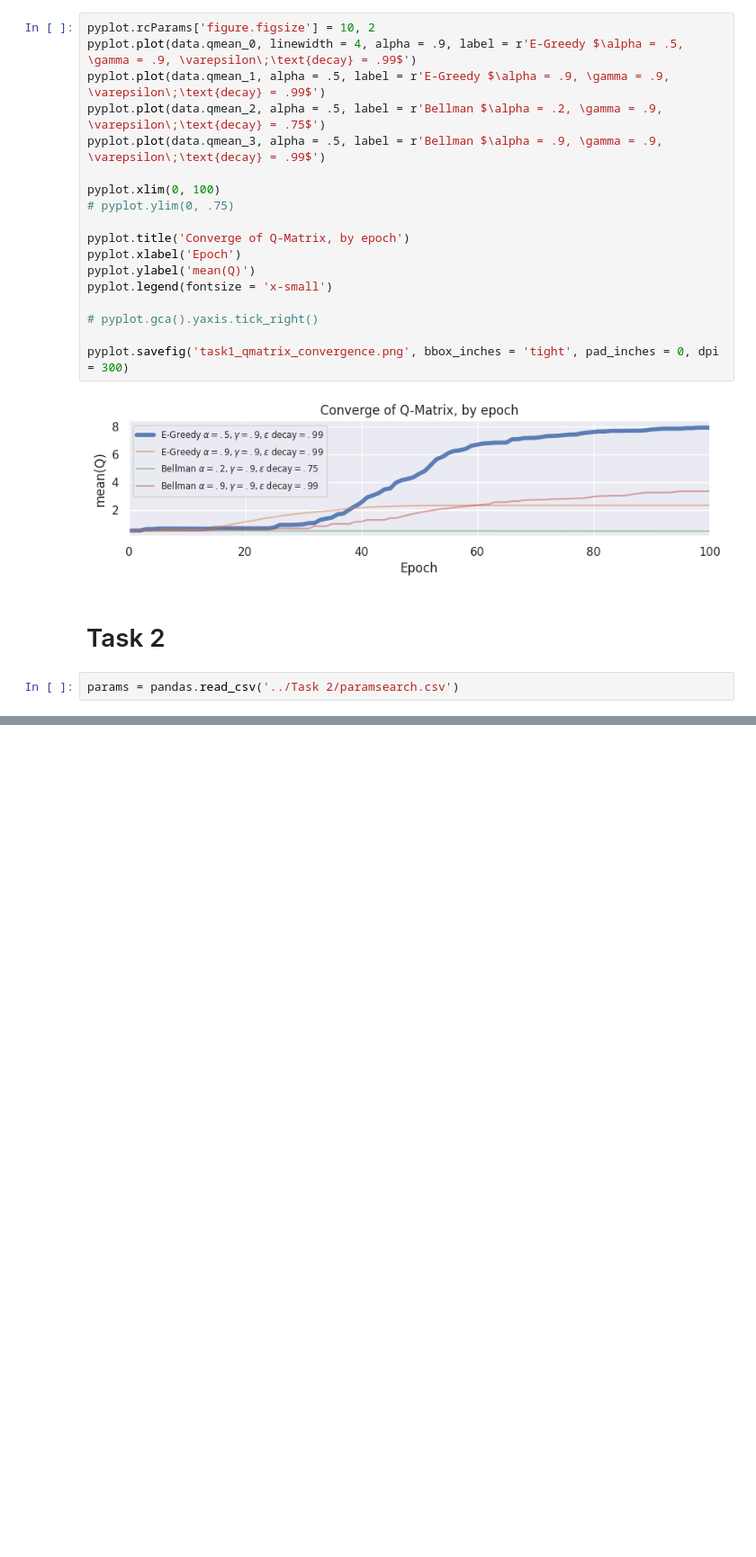
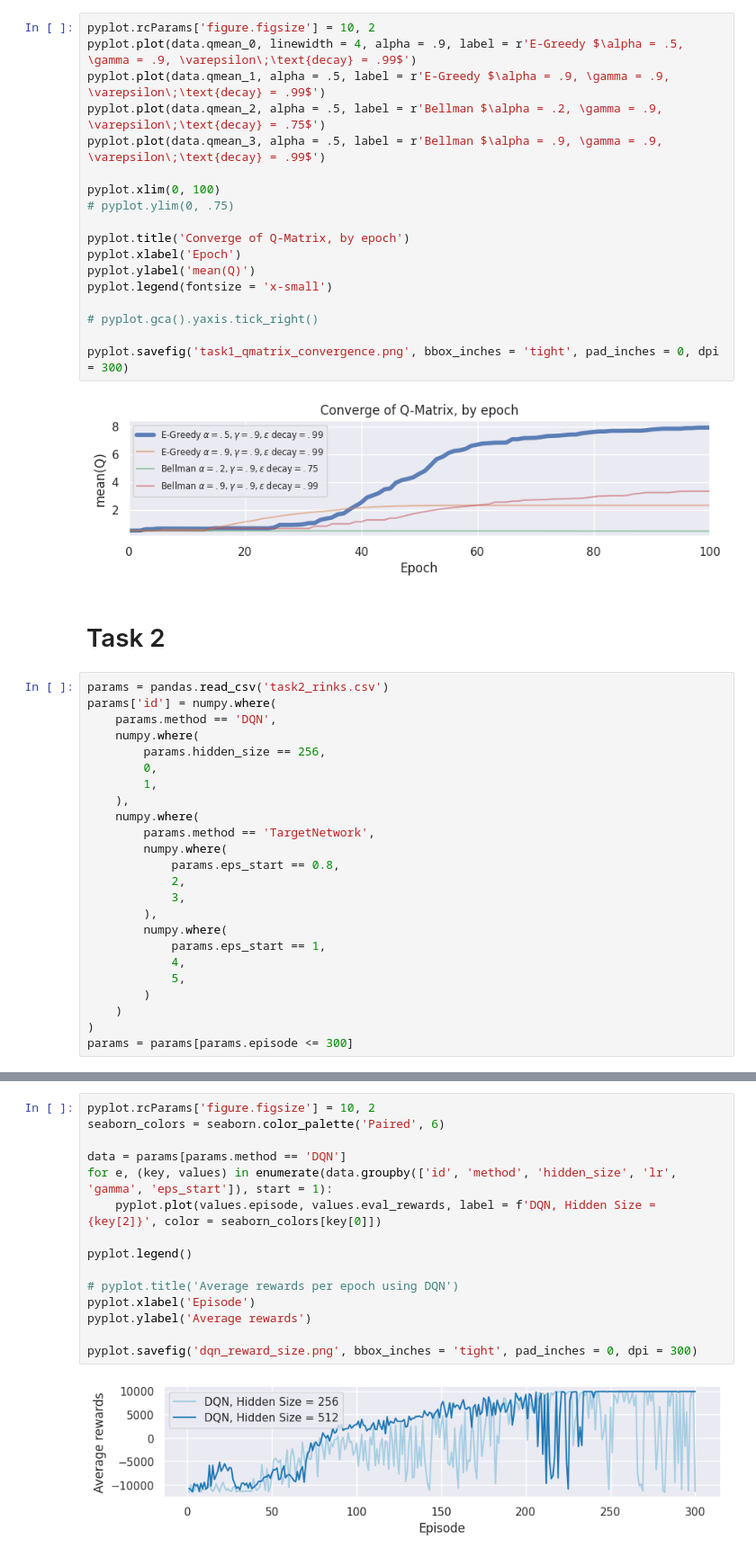
Before and after one commit to mfixman/ai-reinforcement, a Jupyter notebook: Report/Plots.ipynb, the cells around one changed output, grey strips where cells are left out. Shown at 90% size. Saved outputs shown, nothing was run; the diff lists cells and outputs as text; blank space fills up the shorter version.

```diff
--- a/Report/Plots.ipynb
+++ b/Report/Plots.ipynb
@@ -66,4 +66,26 @@ pyplot.savefig('task1_qmatrix_convergence.png', bbox_inches = 'tight', pad_inche
 # %% [markdown]
 # Task 2
 # %%
-params = pandas.read_csv('../Task 2/paramsearch.csv')
+params = pandas.read_csv('task2_rinks.csv')
+params['id'] = numpy.where(
+    params.method == 'DQN',
+    numpy.where(
+        params.hidden_size == 256,
+        0,
+        1,
+    ),
+    numpy.where(
+        params.method == 'TargetNetwork',
+        numpy.where(
+            params.eps_start == 0.8,
+            2,
+            3,
+        ),
+        numpy.where(
+            params.eps_start == 1,
+            4,
+            5,
+        )
+    )
+)
+params = params[params.episode <= 300]
@@ -89,0 +101,17 @@ params
+# %%
+pyplot.rcParams['figure.figsize'] = 10, 2
+seaborn_colors = seaborn.color_palette('Paired', 6)
+
+data = params[params.method == 'DQN']
+for e, (key, values) in enumerate(data.groupby(['id', 'method', 'hidden_size', 'lr', 'gamma', 'eps_start']), start = 1):
+    pyplot.plot(values.episode, values.eval_rewards, label = f'DQN, Hidden Size = {key[2]}', color = seaborn_colors[key[0]])
+
+pyplot.legend()
+
+# pyplot.title('Average rewards per epoch using DQN')
+pyplot.xlabel('Episode')
+pyplot.ylabel('Average rewards')
+
+pyplot.savefig('dqn_reward_size.png', bbox_inches = 'tight', pad_inches = 0, dpi = 300)
+# %% [output]
+[figure, added]
```
Also changed, not shown: parts of 5 cells of this notebook, 7 other files.
